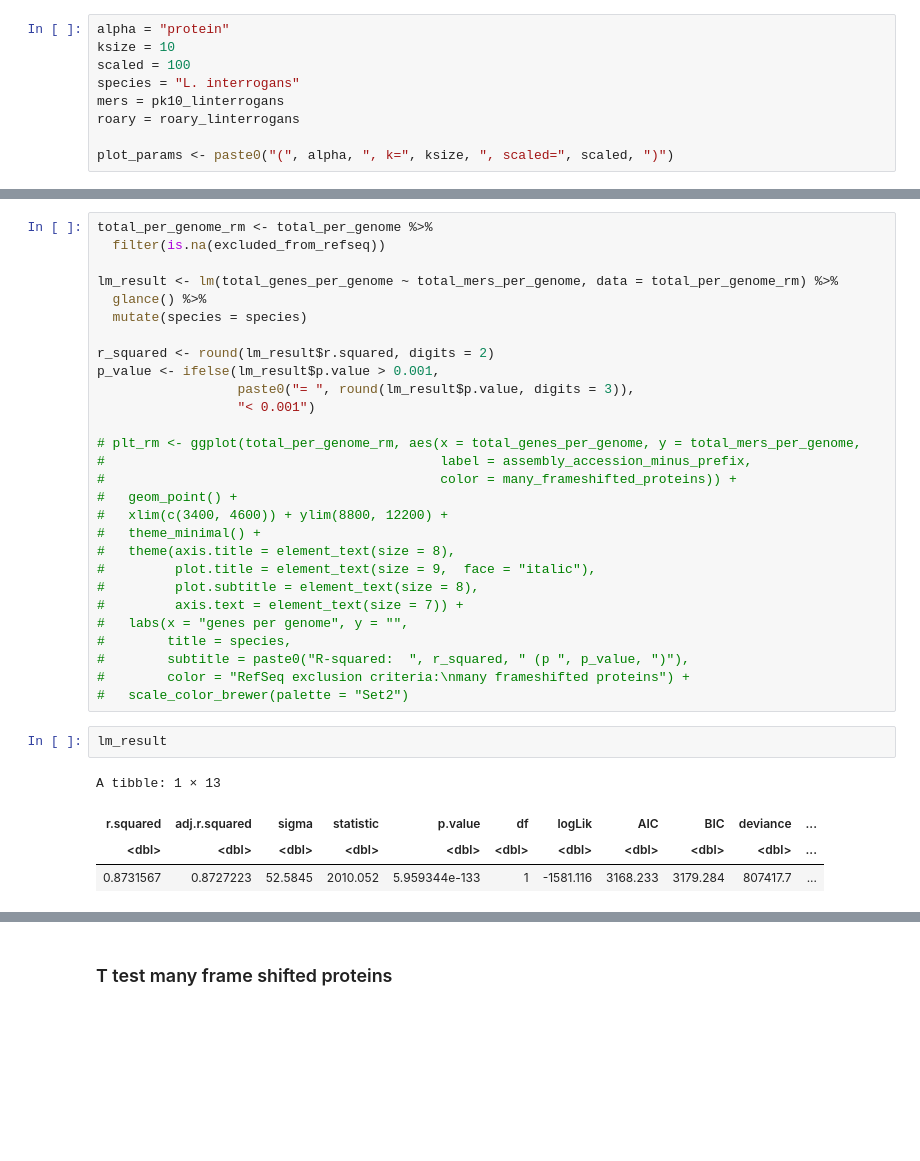
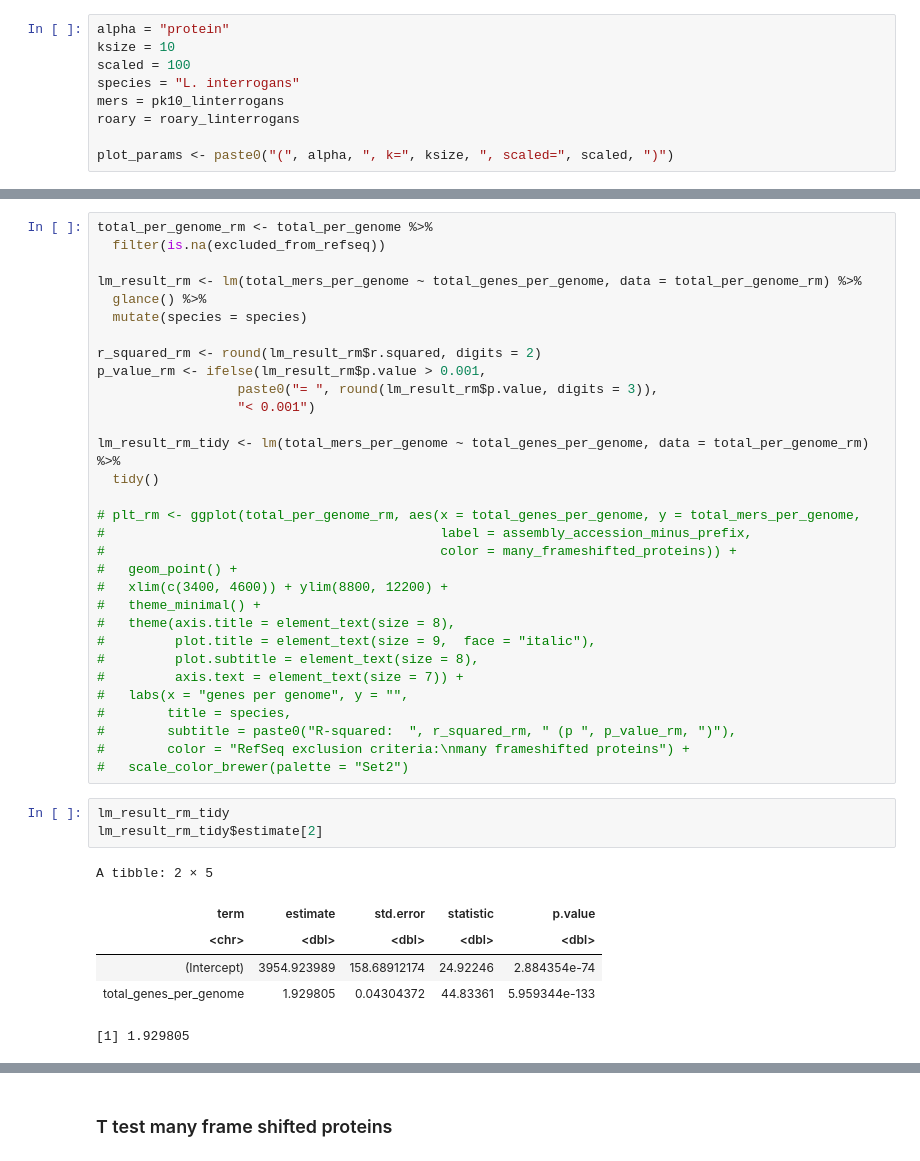
Before and after one commit to dib-lab/2021-panmers, a Jupyter notebook: notebooks/benchmark_panmers.ipynb, the cells around one changed output, grey strips where cells are left out. Drawn from its saved outputs; the diff is of its cells as text; blank space fills up the shorter version.

```diff
--- a/notebooks/benchmark_panmers.ipynb
+++ b/notebooks/benchmark_panmers.ipynb
@@ -434,14 +410,17 @@ plt
 total_per_genome_rm <- total_per_genome %>%
   filter(is.na(excluded_from_refseq))
 
-lm_result <- lm(total_genes_per_genome ~ total_mers_per_genome, data = total_per_genome_rm) %>%
+lm_result_rm <- lm(total_mers_per_genome ~ total_genes_per_genome, data = total_per_genome_rm) %>%
   glance() %>%
   mutate(species = species)
 
-r_squared <- round(lm_result$r.squared, digits = 2)
-p_value <- ifelse(lm_result$p.value > 0.001,
-                  paste0("= ", round(lm_result$p.value, digits = 3)),
+r_squared_rm <- round(lm_result_rm$r.squared, digits = 2)
+p_value_rm <- ifelse(lm_result_rm$p.value > 0.001,
+                  paste0("= ", round(lm_result_rm$p.value, digits = 3)),
                   "< 0.001")
+
+lm_result_rm_tidy <- lm(total_mers_per_genome ~ total_genes_per_genome, data = total_per_genome_rm) %>%
+  tidy()
 
 # plt_rm <- ggplot(total_per_genome_rm, aes(x = total_genes_per_genome, y = total_mers_per_genome,
 #                                           label = assembly_accession_minus_prefix,
@@ -455,13 +434,16 @@ p_value <- ifelse(lm_result$p.value > 0.001,
 #         axis.text = element_text(size = 7)) +
 #   labs(x = "genes per genome", y = "",
 #        title = species,
-#        subtitle = paste0("R-squared:  ", r_squared, " (p ", p_value, ")"),
+#        subtitle = paste0("R-squared:  ", r_squared_rm, " (p ", p_value_rm, ")"),
 #        color = "RefSeq exclusion criteria:\nmany frameshifted proteins") +
 #   scale_color_brewer(palette = "Set2")
 # %%
-lm_result
+lm_result_rm_tidy
+lm_result_rm_tidy$estimate[2]
 # %% [output]
-A tibble: 1 × 13
+A tibble: 2 × 5
-| r.squared | adj.r.squared | sigma | statistic | p.value | df | logLik | AIC | BIC | deviance | ... |
-| <dbl> | <dbl> | <dbl> | <dbl> | <dbl> | <dbl> | <dbl> | <dbl> | <dbl> | <dbl> | ... |
-| 0.8731567 | 0.8727223 | 52.5845 | 2010.052 | 5.959344e-133 | 1 | -1581.116 | 3168.233 | 3179.284 | 807417.7 | ... |
+| term | estimate | std.error | statistic | p.value |
+| <chr> | <dbl> | <dbl> | <dbl> | <dbl> |
+| (Intercept) | 3954.923989 | 158.68912174 | 24.92246 | 2.884354e-74 |
+| total_genes_per_genome | 1.929805 | 0.04304372 | 44.83361 | 5.959344e-133 |
+[1] 1.929805
```
Also changed, not shown: parts of 10 cells of this notebook.
